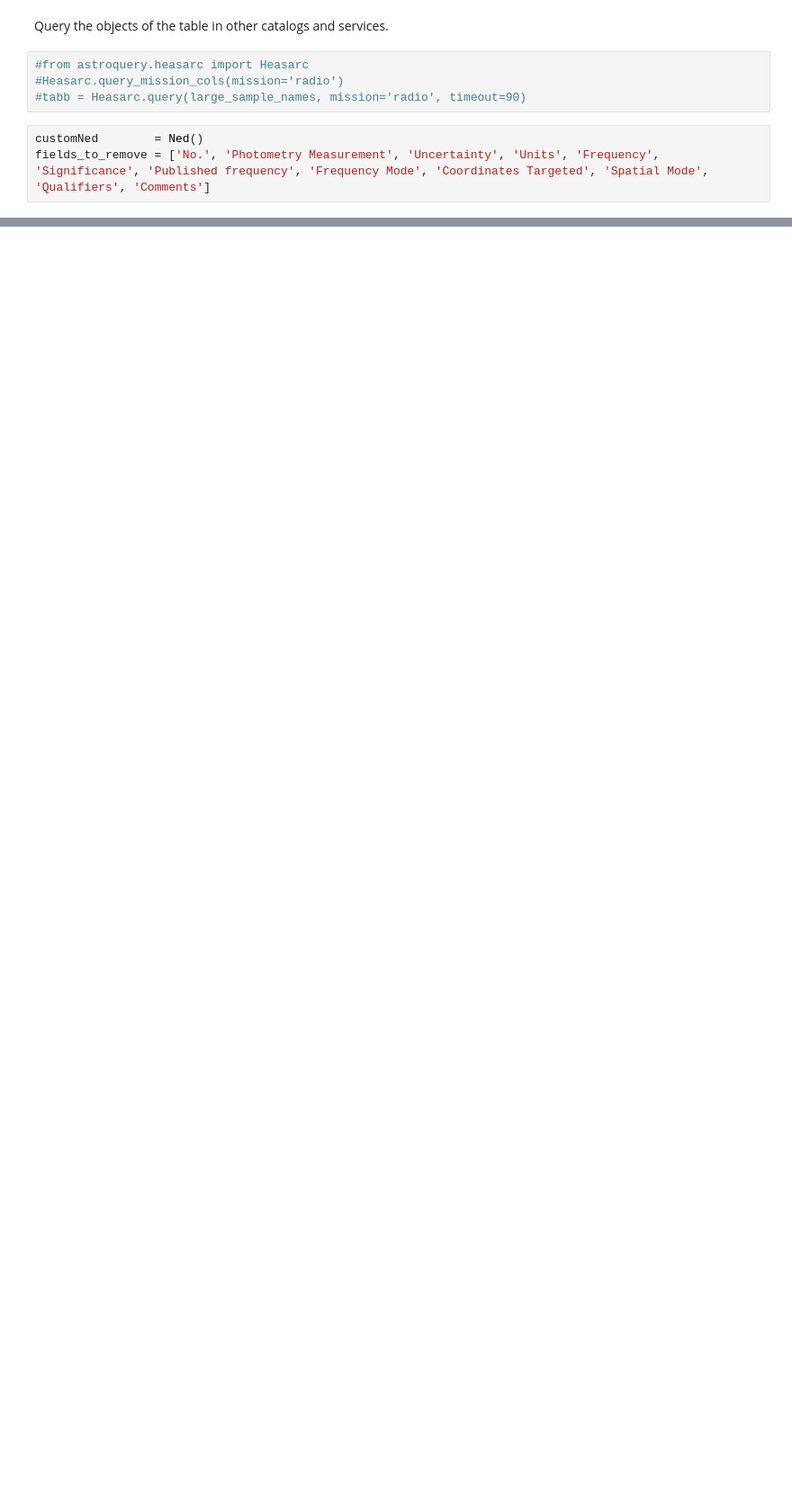
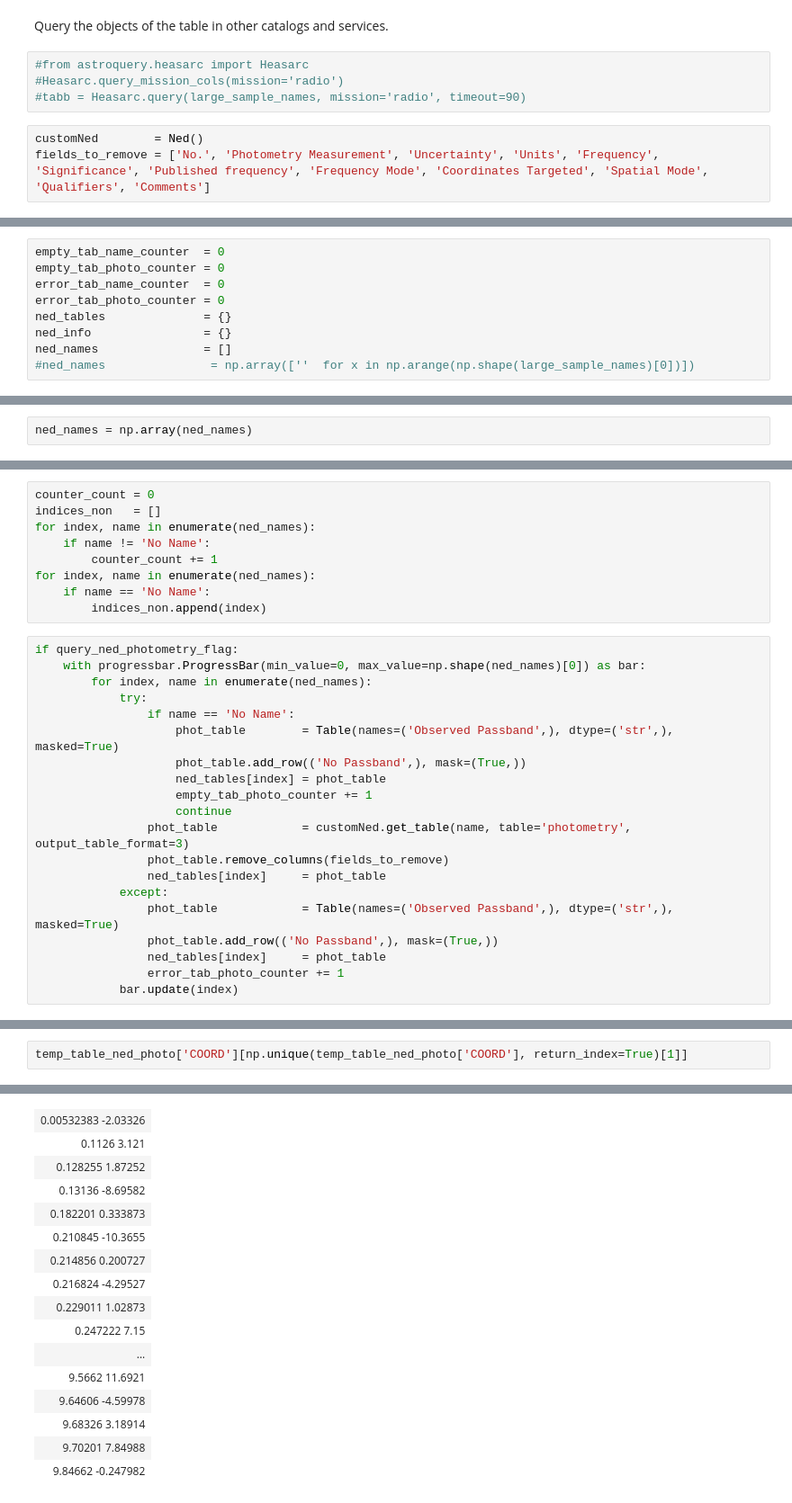
Before and after one commit to racarvajal/work_notes, a Jupyter notebook: Fetch_high_z_cat.ipynb, the cells around one changed output, grey strips where cells are left out. Shown at 90% size. Saved outputs shown, nothing was run; the diff lists cells and outputs as text; blank space fills up the shorter version.

Commit message:
merge queried tables

```diff
--- a/Fetch_high_z_cat.ipynb
+++ b/Fetch_high_z_cat.ipynb
@@ -361,0 +771,9 @@ result_table_copy = hstack([result_table_copy, init_table_large])
+# %%
+empty_tab_name_counter  = 0
+empty_tab_photo_counter = 0
+error_tab_name_counter  = 0
+error_tab_photo_counter = 0
+ned_tables              = {}
+ned_info                = {}
+ned_names               = []
+#ned_names               = np.array([''  for x in np.arange(np.shape(large_sample_names)[0])])
@@ -361,0 +808,2 @@ result_table_copy = hstack([result_table_copy, init_table_large])
+# %%
+ned_names = np.array(ned_names)
@@ -361,0 +815,29 @@ result_table_copy = hstack([result_table_copy, init_table_large])
+# %%
+counter_count = 0
+indices_non   = []
+for index, name in enumerate(ned_names):
+    if name != 'No Name':
+        counter_count += 1
+for index, name in enumerate(ned_names):
+    if name == 'No Name':
+        indices_non.append(index)
+# %%
+if query_ned_photometry_flag:
+    with progressbar.ProgressBar(min_value=0, max_value=np.shape(ned_names)[0]) as bar:
+        for index, name in enumerate(ned_names):
+            try:
+                if name == 'No Name':
+                    phot_table        = Table(names=('Observed Passband',), dtype=('str',), masked=True)
+                    phot_table.add_row(('No Passband',), mask=(True,))
+                    ned_tables[index] = phot_table
+                    empty_tab_photo_counter += 1
+                    continue
+                phot_table            = customNed.get_table(name, table='photometry', output_table_format=3)
+                phot_table.remove_columns(fields_to_remove)
+                ned_tables[index]     = phot_table
+            except:
+                phot_table            = Table(names=('Observed Passband',), dtype=('str',), masked=True)
+                phot_table.add_row(('No Passband',), mask=(True,))
+                ned_tables[index]     = phot_table
+                error_tab_photo_counter += 1
+            bar.update(index)
@@ -361,0 +964,3 @@ result_table_copy = hstack([result_table_copy, init_table_large])
+# %%
+temp_table_ned_photo['COORD'][np.unique(temp_table_ned_photo['COORD'], return_index=True)[1]]
+# %% [output]
@@ -361,0 +968,16 @@ result_table_copy = hstack([result_table_copy, init_table_large])
+| 0.00532383 -2.03326 |
+| 0.1126 3.121 |
+| 0.128255 1.87252 |
+| 0.13136 -8.69582 |
+| 0.182201 0.333873 |
+| 0.210845 -10.3655 |
+| 0.214856 0.200727 |
+| 0.216824 -4.29527 |
+| 0.229011 1.02873 |
+| 0.247222 7.15 |
+| ... |
+| 9.5662 11.6921 |
+| 9.64606 -4.59978 |
+| 9.68326 3.18914 |
+| 9.70201 7.84988 |
+| 9.84662 -0.247982 |
```
Also changed, not shown: parts of 140 cells of this notebook.
